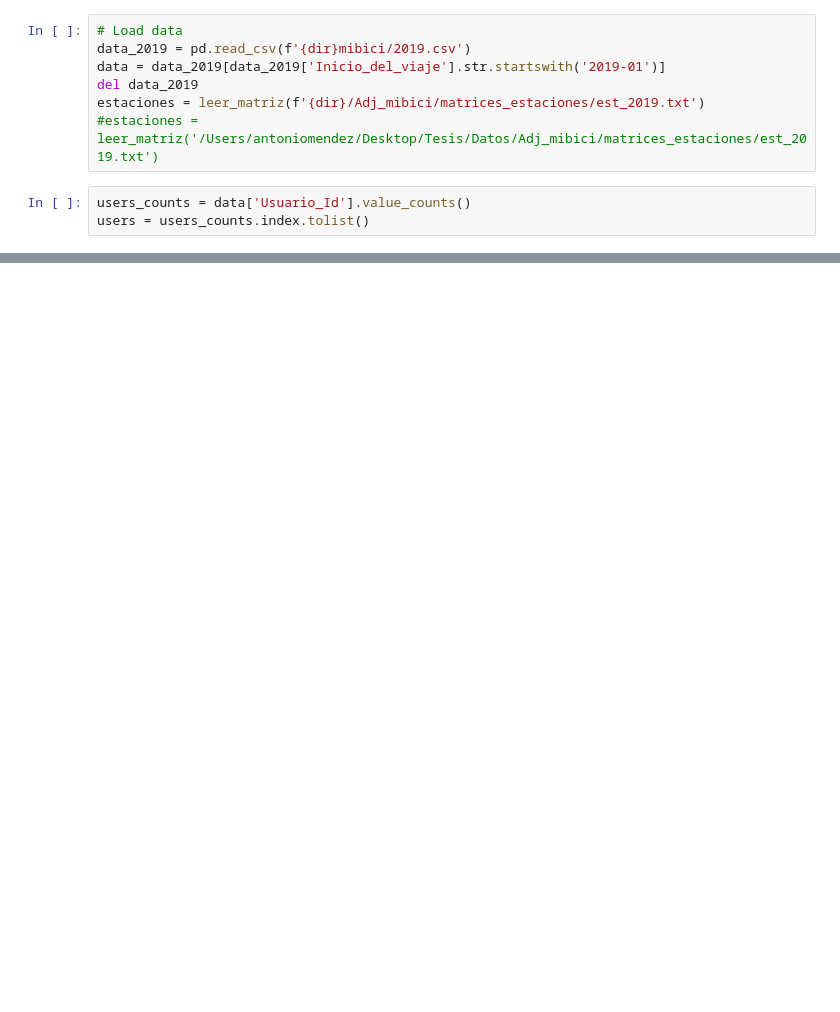
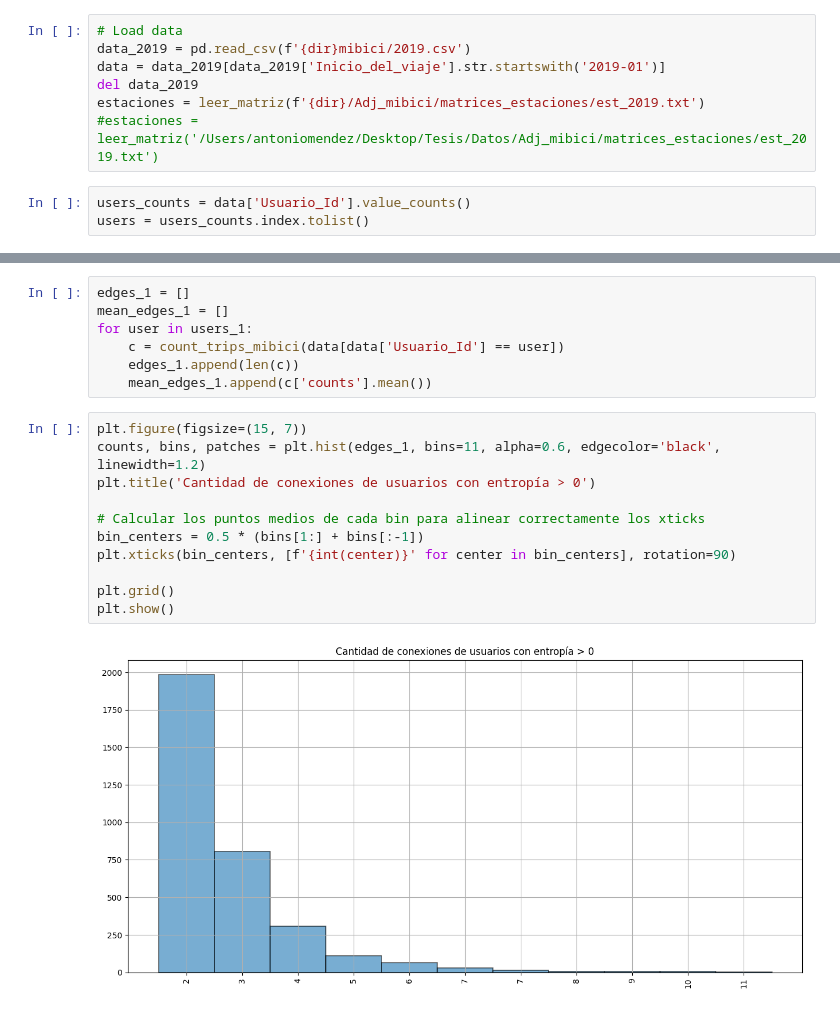
Before and after one commit to angelmdezhdez/thesis, a Jupyter notebook: entropy_fix.ipynb, the cells around one changed output, grey strips where cells are left out. Saved outputs shown, nothing was run; the diff lists cells and outputs as text; blank space fills up the shorter version.

```diff
--- a/entropy_fix.ipynb
+++ b/entropy_fix.ipynb
@@ -127,0 +164,20 @@ counter_user_445621
+# %%
+edges_1 = []
+mean_edges_1 = []
+for user in users_1:
+    c = count_trips_mibici(data[data['Usuario_Id'] == user])
+    edges_1.append(len(c))
+    mean_edges_1.append(c['counts'].mean())
+# %%
+plt.figure(figsize=(15, 7))
+counts, bins, patches = plt.hist(edges_1, bins=11, alpha=0.6, edgecolor='black', linewidth=1.2)
+plt.title('Cantidad de conexiones de usuarios con entropía > 0')
+
+# Calcular los puntos medios de cada bin para alinear correctamente los xticks
+bin_centers = 0.5 * (bins[1:] + bins[:-1])
+plt.xticks(bin_centers, [f'{int(center)}' for center in bin_centers], rotation=90)
+
+plt.grid()
+plt.show()
+# %% [output]
+[figure, added]
```
Also changed, not shown: parts of 54 cells of this notebook, 2 other files.
